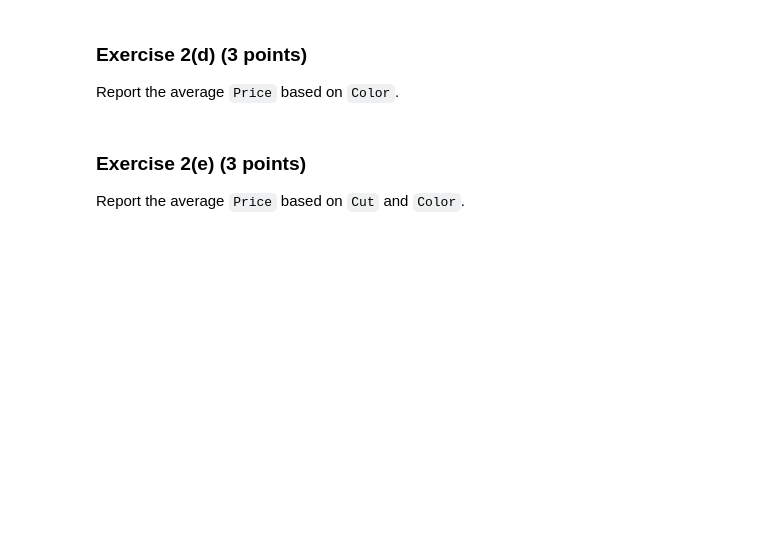
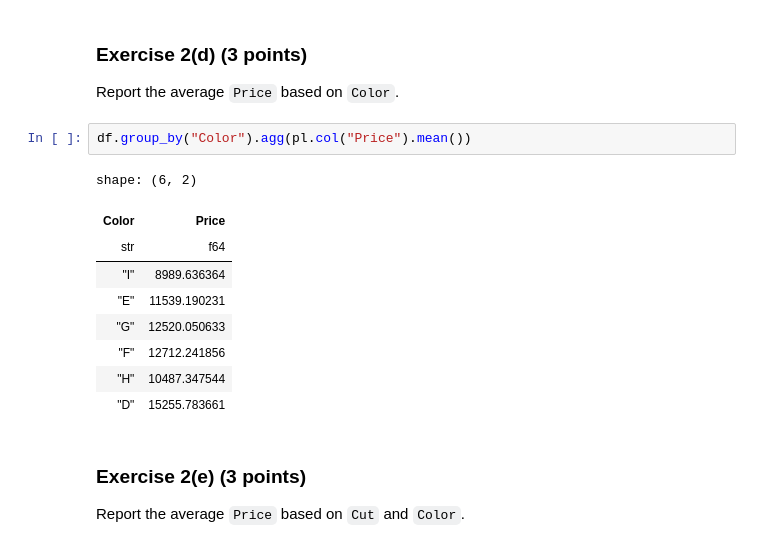
Before and after one commit to cabrialesdaisy2022-coder/DATA-500-In-Class, a Jupyter notebook: In_Class_10.ipynb, the cells around one changed output. Cells and saved outputs as stored; diff of their text form; blank space fills up the shorter version.

```diff
--- a/In_Class_10.ipynb
+++ b/In_Class_10.ipynb
@@ -77,6 +137,18 @@ Create the frequency table of `Cut`.
 ### Exercise 2(d) (3 points)
 
 Report the average `Price` based on `Color`.
+# %%
+df.group_by("Color").agg(pl.col("Price").mean())
+# %% [output]
+shape: (6, 2)
+| Color | Price |
+| str | f64 |
+| "I" | 8989.636364 |
+| "E" | 11539.190231 |
+| "G" | 12520.050633 |
+| "F" | 12712.241856 |
+| "H" | 10487.347544 |
+| "D" | 15255.783661 |
 # %% [markdown]
 ### Exercise 2(e) (3 points)
 
```
Also changed, not shown: parts of 8 cells of this notebook.
